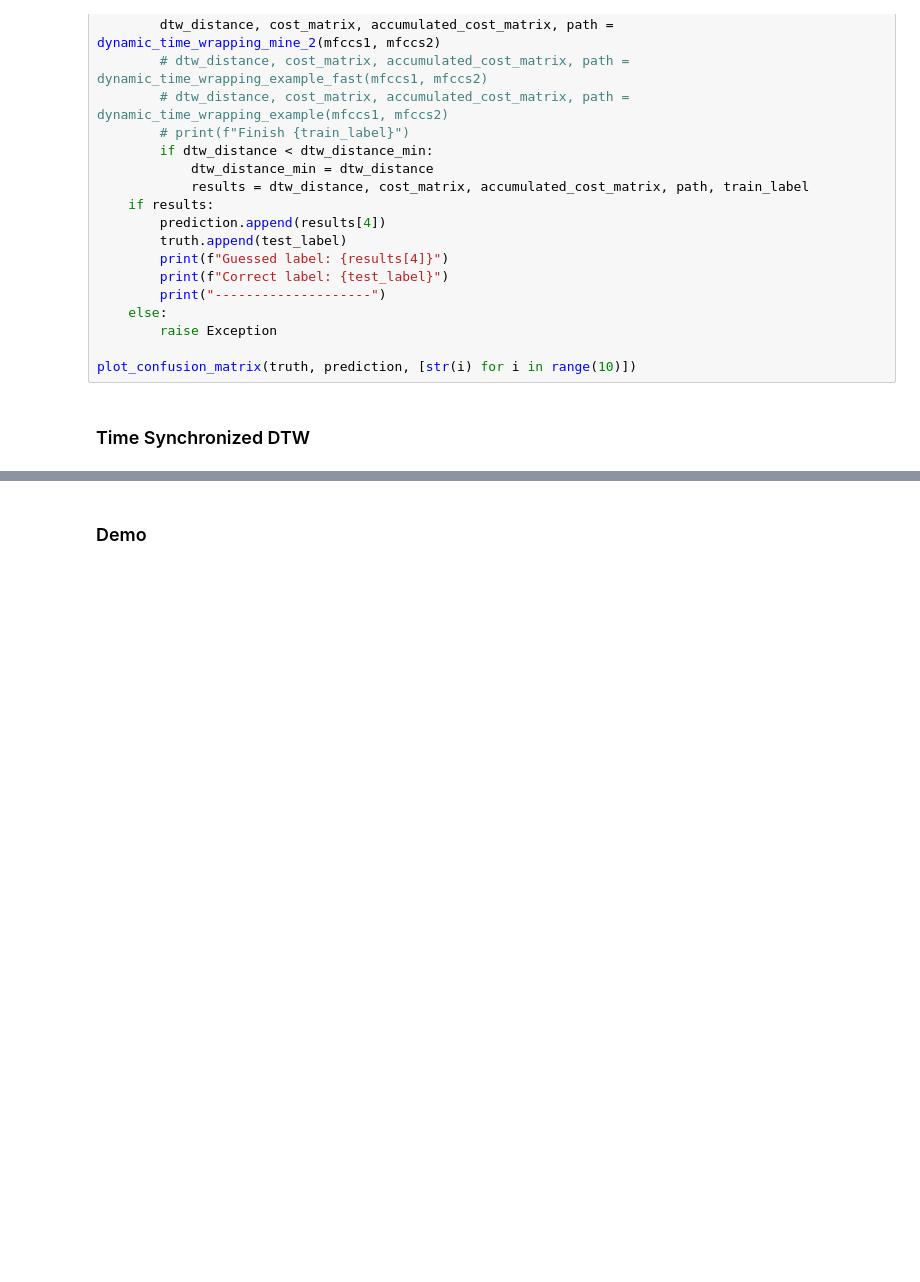
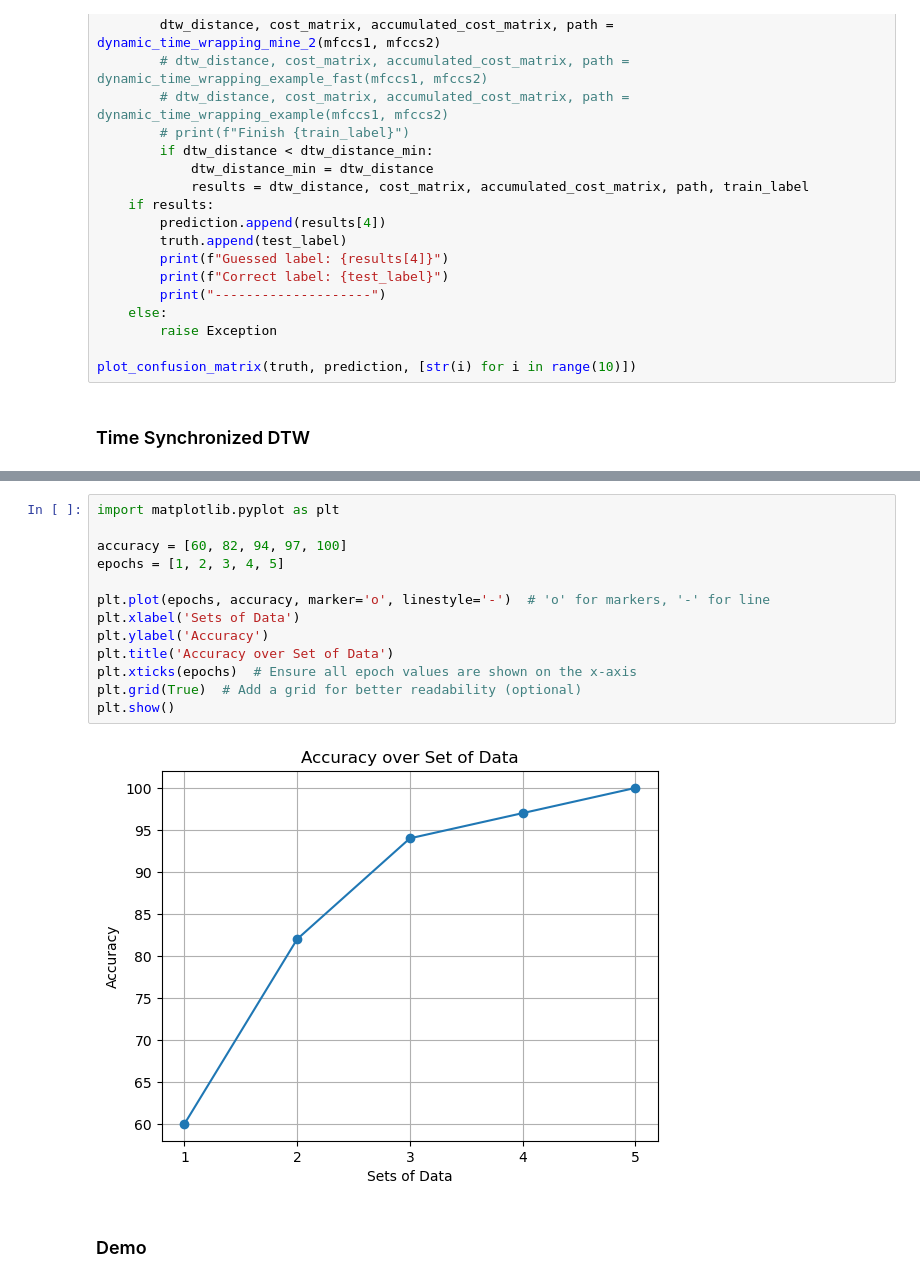
Before and after one commit to loeeeee/CS-304-Speech-Recognition-Code, a Jupyter notebook: src/loe-speech-recognition/project3_interface.ipynb, the cells around one changed output, grey strips where cells are left out. Saved outputs shown, nothing was run; the diff lists cells and outputs as text; blank space fills up the shorter version.

```diff
--- a/src/loe-speech-recognition/project3_interface.ipynb
+++ b/src/loe-speech-recognition/project3_interface.ipynb
@@ -301,3 +290,18 @@ Correct label: 1
+# %%
+import matplotlib.pyplot as plt
+
+accuracy = [60, 82, 94, 97, 100]
+epochs = [1, 2, 3, 4, 5]
+
+plt.plot(epochs, accuracy, marker='o', linestyle='-')  # 'o' for markers, '-' for line
+plt.xlabel('Sets of Data')
+plt.ylabel('Accuracy')
+plt.title('Accuracy over Set of Data')
+plt.xticks(epochs)  # Ensure all epoch values are shown on the x-axis
+plt.grid(True)  # Add a grid for better readability (optional)
+plt.show()
+# %% [output]
+[figure, added]
 # %% [markdown]
 ### Demo
 # %%
```
Also changed, not shown: parts of 2 cells of this notebook, 2 other files.
